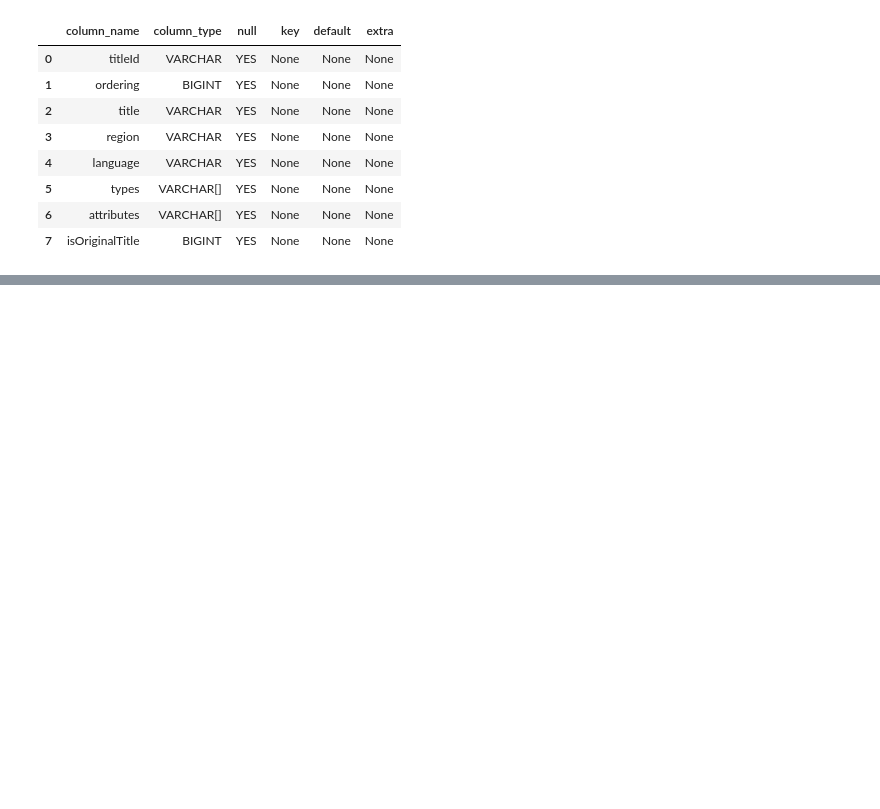
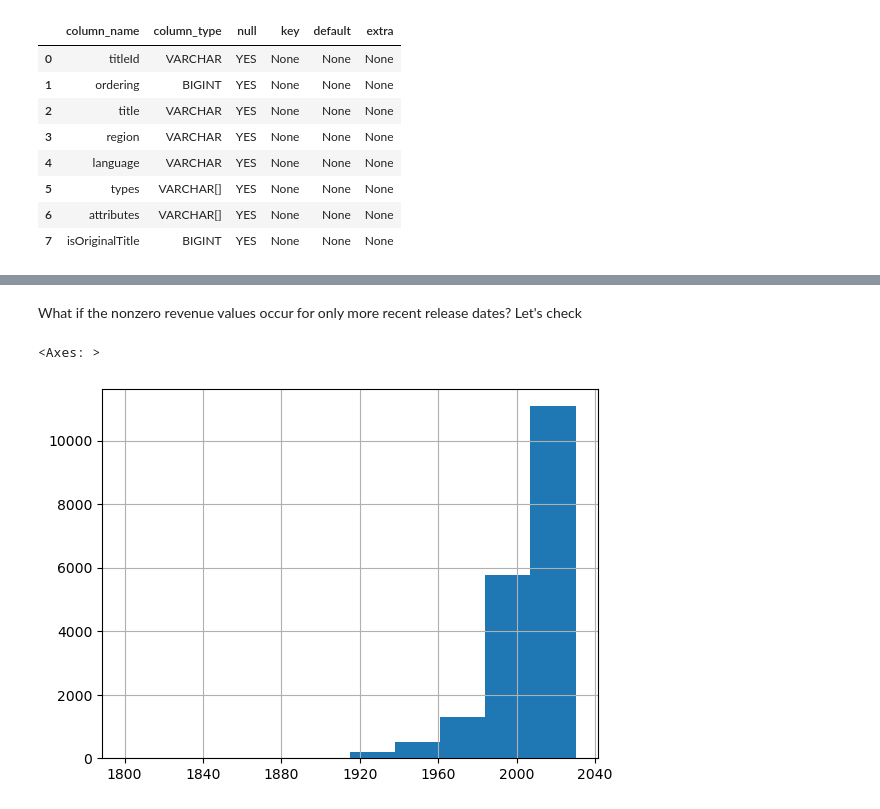
Before and after one commit to leanperia/MoviesRecommendedByLean, a Jupyter notebook: download_and_explore_data.ipynb, the cells around one changed output, grey strips where cells are left out. Cells and saved outputs as stored; diff of their text form; code cells hidden in the pictures; blank space fills up the shorter version.

```diff
--- a/download_and_explore_data.ipynb
+++ b/download_and_explore_data.ipynb
@@ -693,0 +248,7 @@ gc.collect()
+# %% [markdown]
+What if the nonzero revenue values occur for only more recent release dates? Let's check
+# %%
+pd.to_datetime(db.execute("select * from tmdb where revenue > 0").fetchdf().release_date).hist()
+# %% [output]
+<Axes: >
+[figure, added]
```
Also changed, not shown: parts of 101 cells of this notebook, 4 other files.
